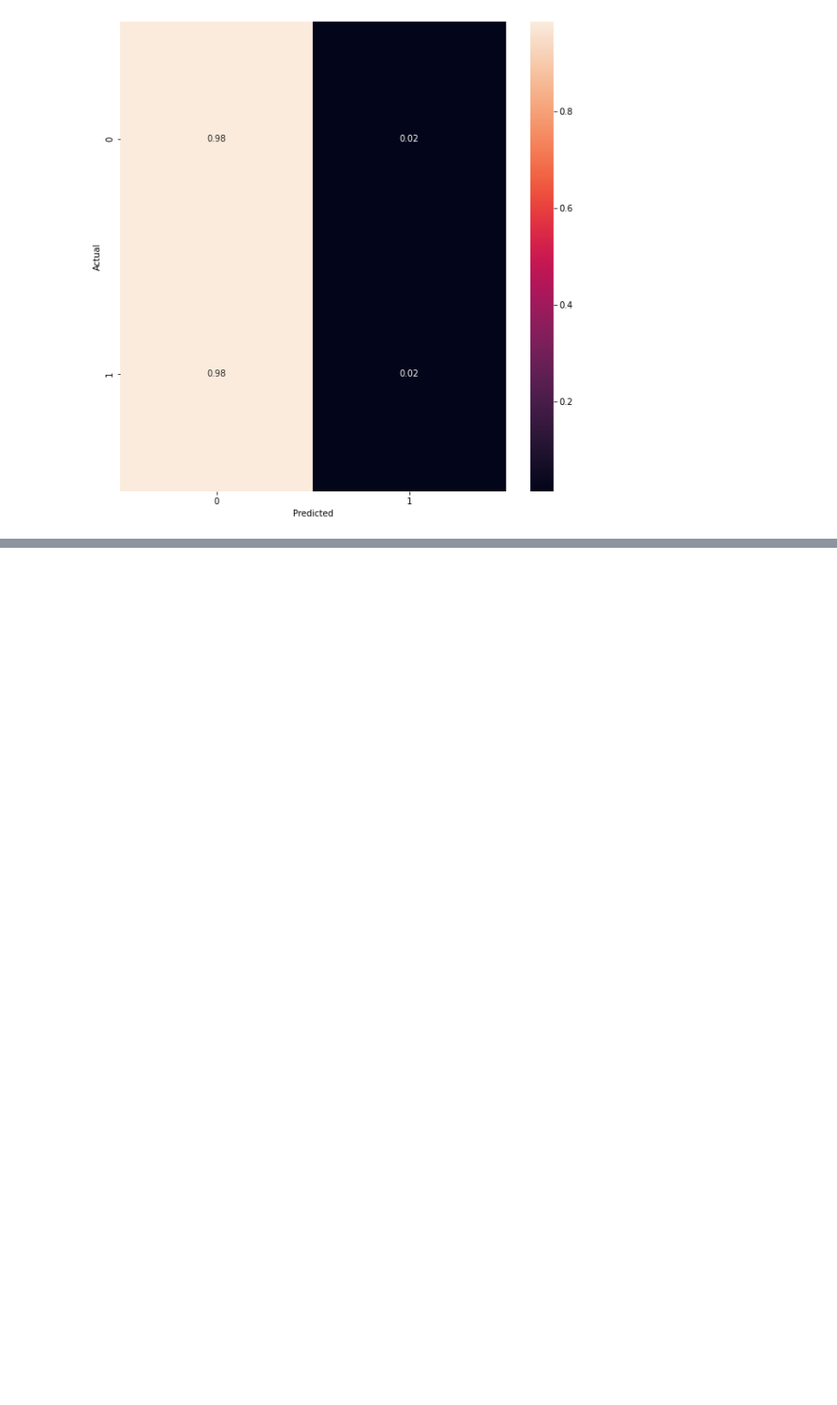
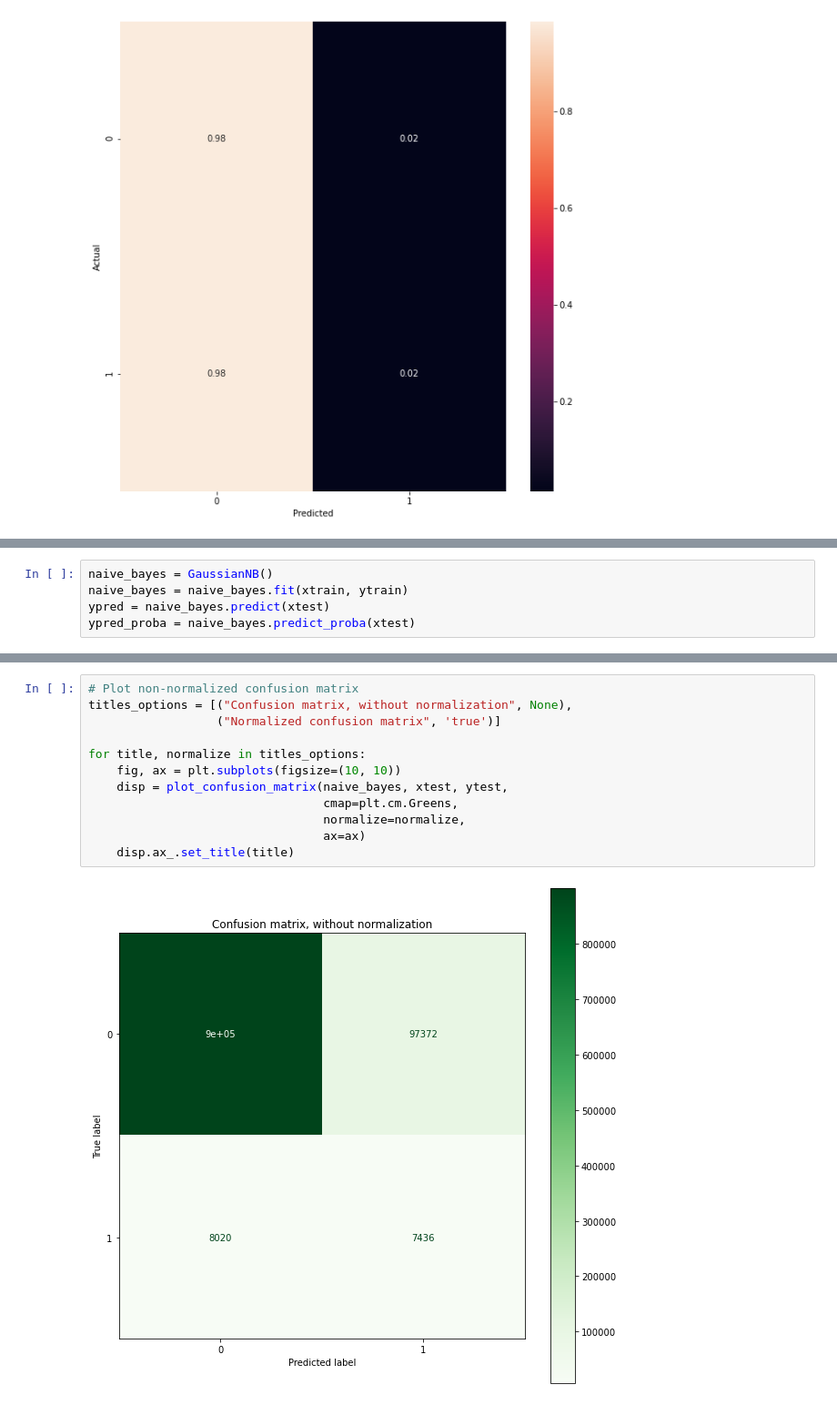
Before and after one commit to AMM53/Accidents-Prediction, a Jupyter notebook: notebooks/BaseModel.ipynb, the cells around one changed output, grey strips where cells are left out. Shown: that part at 91% size. Cells and saved outputs as stored; diff of their text form; blank space fills up the shorter version.

```diff
--- a/notebooks/BaseModel.ipynb
+++ b/notebooks/BaseModel.ipynb
@@ -69,0 +146,5 @@ plt.show(block=False)
+# %%
+naive_bayes = GaussianNB()
+naive_bayes = naive_bayes.fit(xtrain, ytrain)
+ypred = naive_bayes.predict(xtest)
+ypred_proba = naive_bayes.predict_proba(xtest)
@@ -69,0 +171,14 @@ plt.show(block=False)
+# %%
+# Plot non-normalized confusion matrix
+titles_options = [("Confusion matrix, without normalization", None),
+                  ("Normalized confusion matrix", 'true')]
+
+for title, normalize in titles_options:
+    fig, ax = plt.subplots(figsize=(10, 10))
+    disp = plot_confusion_matrix(naive_bayes, xtest, ytest,
+                                 cmap=plt.cm.Greens,
+                                 normalize=normalize,
+                                 ax=ax)
+    disp.ax_.set_title(title)
+# %% [output]
+[figure, added]
```
Also changed, not shown: parts of 25 cells of this notebook.
